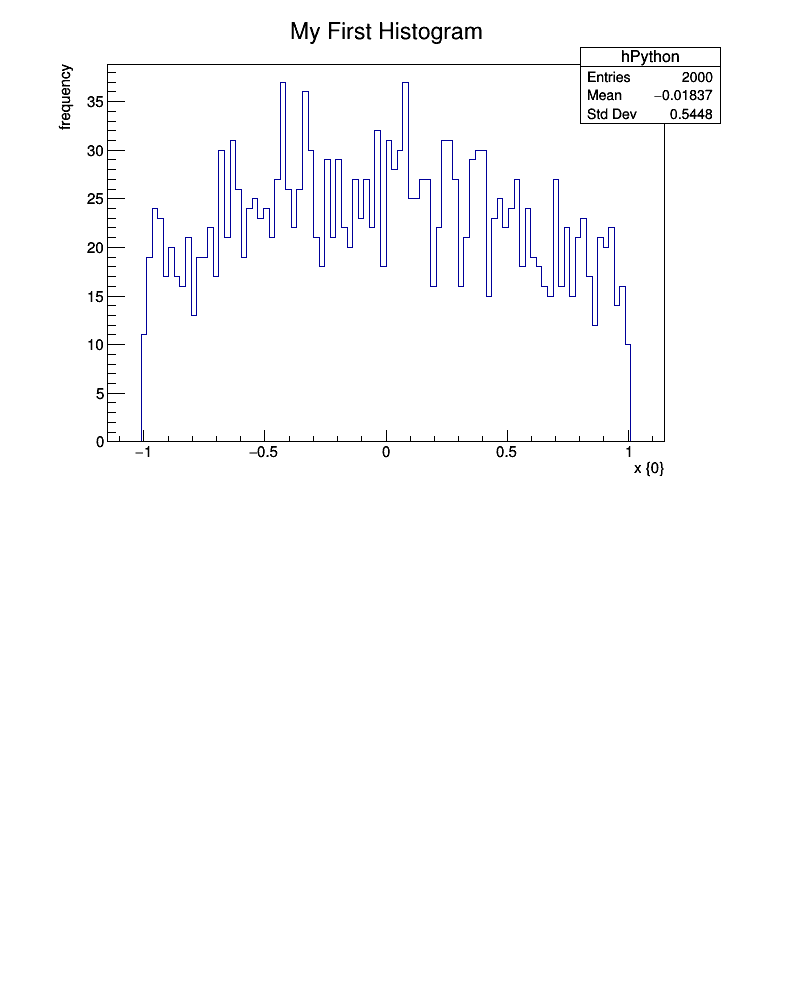
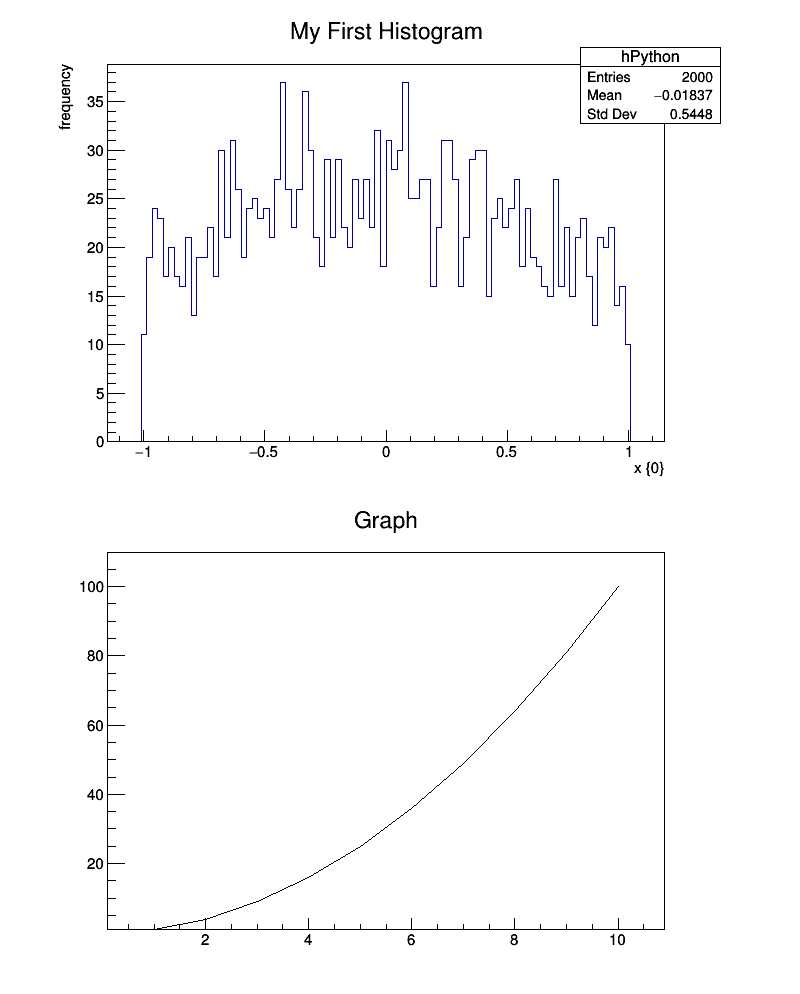
Before and after one commit to shefmarkh/ROOTSheffieldTeachingMaterial2020, a Jupyter notebook: Lecture1.ipynb, the cells around one changed output. Cells and saved outputs as stored; diff of their text form; code cells hidden in the pictures; blank space fills up the shorter version.

Commit message:
Add graph examples to Lecture1.

```diff
--- a/Lecture1.ipynb
+++ b/Lecture1.ipynb
@@ -33,0 +47,10 @@ Info in <TH1F::FillRandom>: Using function axis and range [-1,1]
+# %%
+%%cpp
+//Now create a TGraph using the above data
+TGraph myGraph(10,x,y);
+TCanvas canGraph;
+canGraph.cd();
+myGraph.Draw();
+canGraph.Draw();
+# %% [output]
+[figure, added]
```
Also changed, not shown: parts of 6 cells of this notebook.
